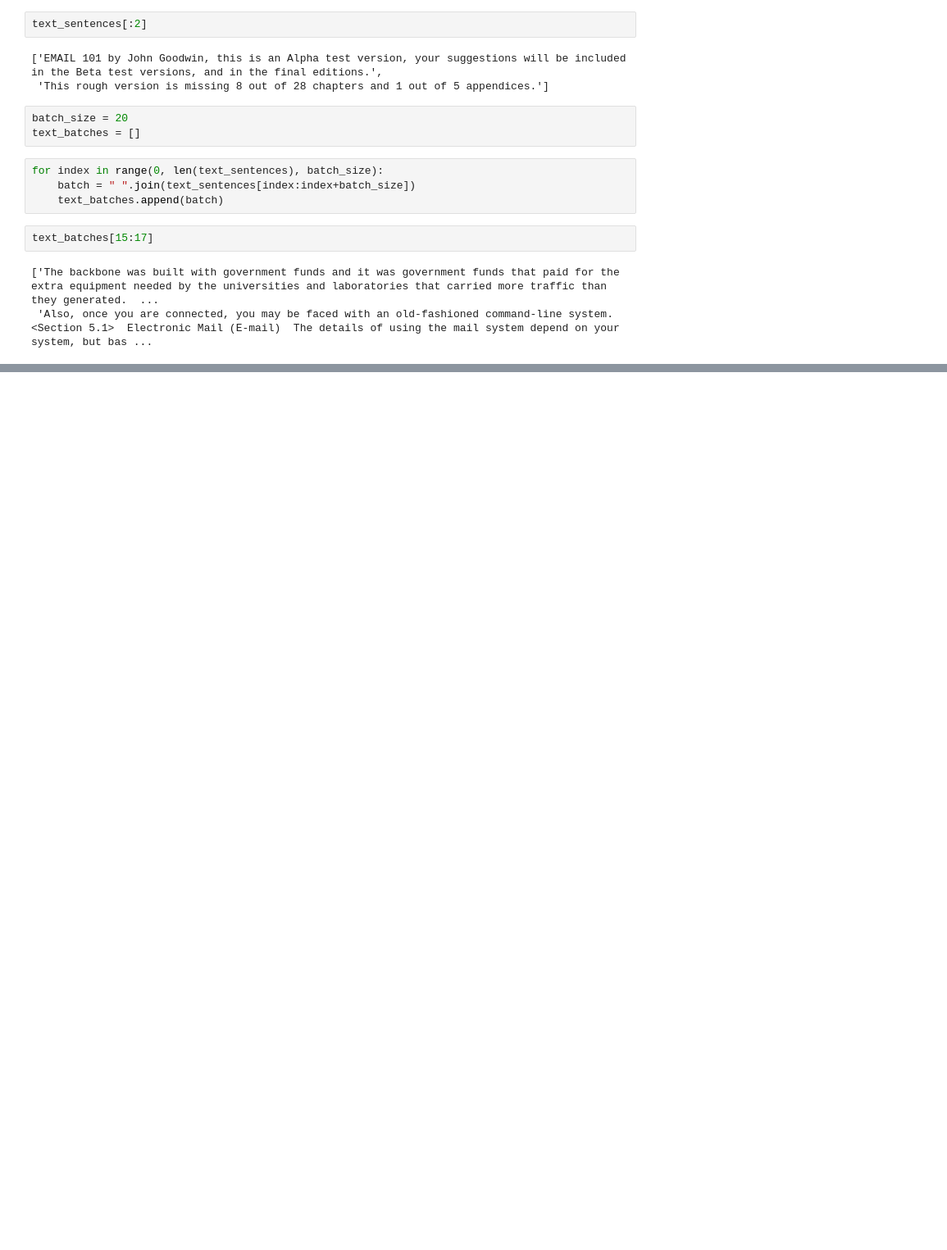
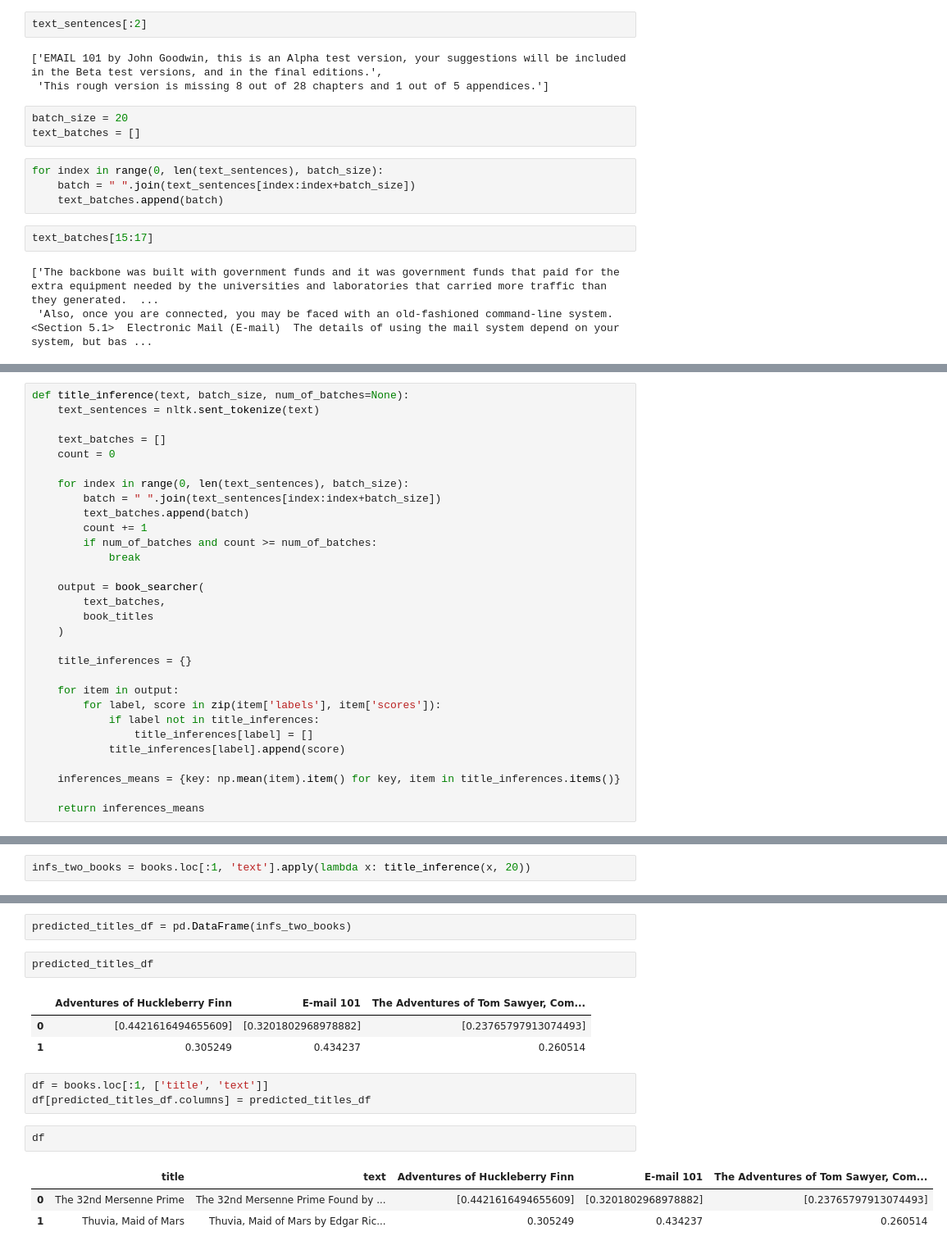
Before and after one commit to MorShow/your-book-finder, a Jupyter notebook: model/book_searcher.ipynb, the cells around one changed output, grey strips where cells are left out. Shown at 82% size. Cells and saved outputs as stored; diff of their text form; blank space fills up the shorter version.

```diff
--- a/model/book_searcher.ipynb
+++ b/model/book_searcher.ipynb
@@ -131,0 +103,30 @@ output
+# %%
+def title_inference(text, batch_size, num_of_batches=None):
+    text_sentences = nltk.sent_tokenize(text)
+
+    text_batches = []
+    count = 0
+
+    for index in range(0, len(text_sentences), batch_size):
+        batch = " ".join(text_sentences[index:index+batch_size])
+        text_batches.append(batch)
+        count += 1
+        if num_of_batches and count >= num_of_batches:
+            break
+
+    output = book_searcher(
+        text_batches,
+        book_titles
+    )
+
+    title_inferences = {}
+
+    for item in output:
+        for label, score in zip(item['labels'], item['scores']):
+            if label not in title_inferences:
+                title_inferences[label] = []
+            title_inferences[label].append(score)
+
+    inferences_means = {key: np.mean(item).item() for key, item in title_inferences.items()}
+
+    return inferences_means
@@ -131,0 +139,2 @@ output
+# %%
+infs_two_books = books.loc[:1, 'text'].apply(lambda x: title_inference(x, 20))
@@ -131,0 +150,17 @@ output
+# %%
+predicted_titles_df = pd.DataFrame(infs_two_books)
+# %%
+predicted_titles_df
+# %% [output]
+|  | Adventures of Huckleberry Finn | E-mail 101 | The Adventures of Tom Sawyer, Com... |
+| 0 | [0.4421616494655609] | [0.3201802968978882] | [0.23765797913074493] |
+| 1 | 0.305249 | 0.434237 | 0.260514 |
+# %%
+df = books.loc[:1, ['title', 'text']]
+df[predicted_titles_df.columns] = predicted_titles_df
+# %%
+df
+# %% [output]
+|  | title | text | Adventures of Huckleberry Finn | E-mail 101 | The Adventures of Tom Sawyer, Com... |
+| 0 | The 32nd Mersenne Prime | The 32nd Mersenne Prime Found by ... | [0.4421616494655609] | [0.3201802968978882] | [0.23765797913074493] |
+| 1 | Thuvia, Maid of Mars | Thuvia, Maid of Mars by Edgar Ric... | 0.305249 | 0.434237 | 0.260514 |
```
Also changed, not shown: parts of 8 cells of this notebook, 1 other file.
